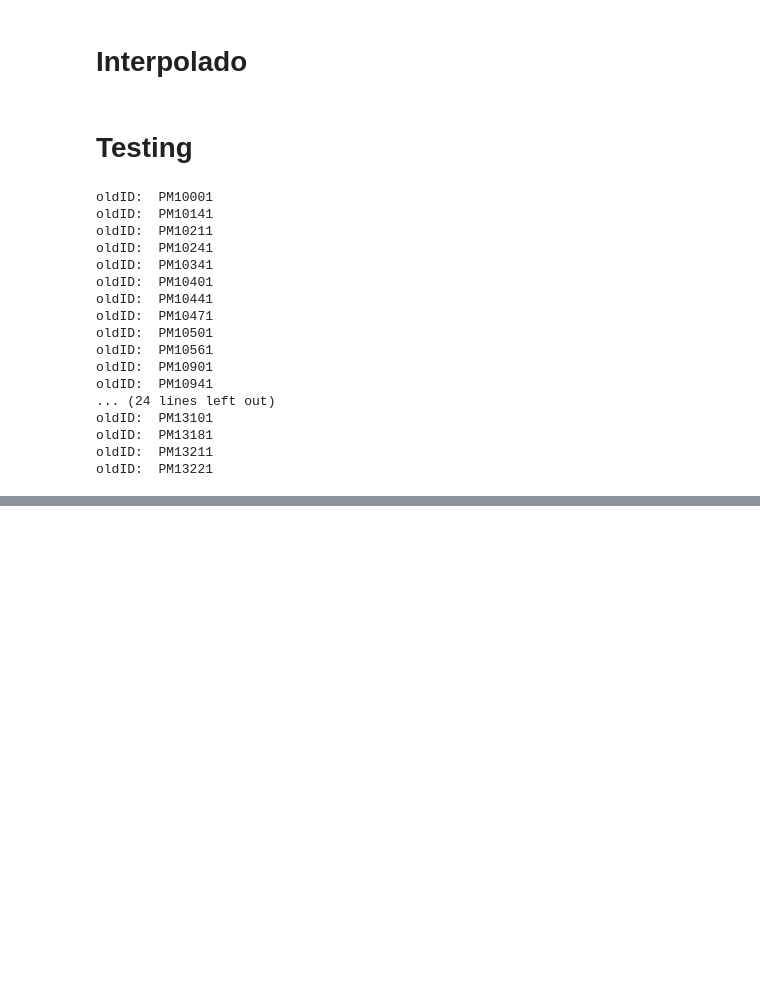
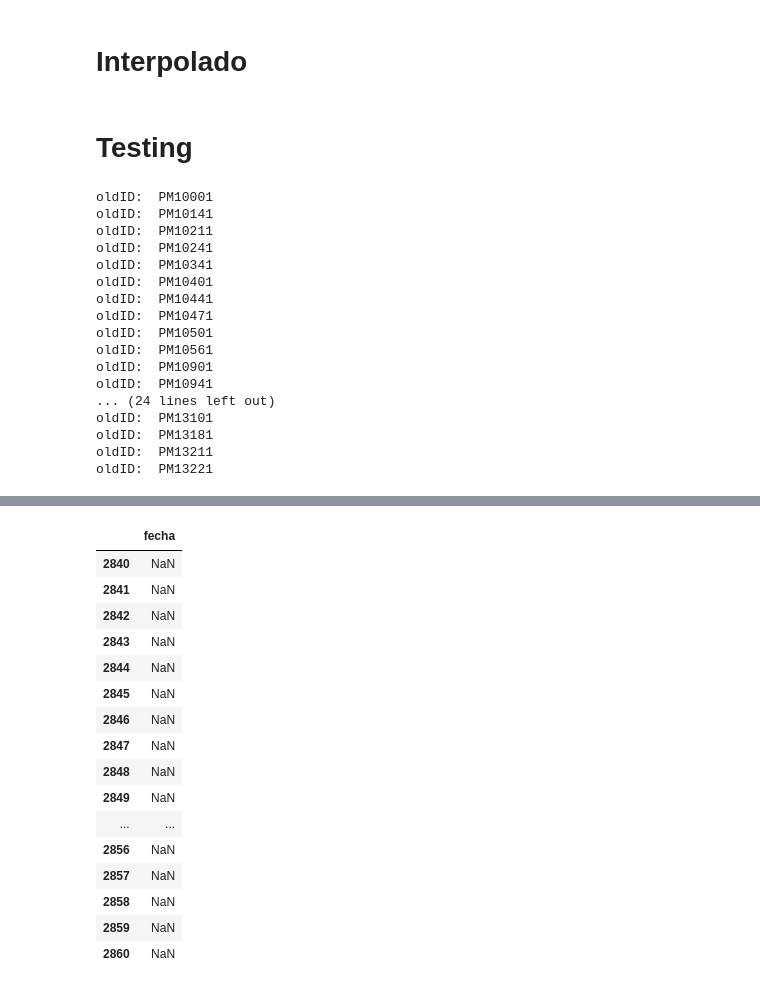
Before and after one commit to PabloMorenoVera/ITS, a Jupyter notebook: m_30_database.ipynb, the cells around one changed output, grey strips where cells are left out. Saved outputs shown, nothing was run; the diff lists cells and outputs as text; code cells hidden in the pictures; blank space fills up the shorter version.

```diff
--- a/m_30_database.ipynb
+++ b/m_30_database.ipynb
@@ -149,7 +149,7 @@ for id in np.sort(df.oldID.value_counts().keys()):
         else:
             df_new.iloc[i, df.columns.get_loc('ID')] = df_aux.iloc[j, df.columns.get_loc('ID')]
             df_new.iloc[i, df.columns.get_loc('oldID')] = df_aux.iloc[j, df.columns.get_loc('oldID')]
-            df_new.iloc[i, df.columns.get_loc('fecha')] = df_aux.iloc[j, df.columns.get_loc('fecha')]
+            #df_new.iloc[i, df.columns.get_loc('fecha')] = df_aux.iloc[j, df.columns.get_loc('fecha')]
             df_new.iloc[i, df.columns.get_loc('periodo_integracion')] = 1.0
             df_new.iloc[i, df.columns.get_loc('KM')] = df_aux.iloc[j, df.columns.get_loc('KM')]
 
@@ -204,0 +184,18 @@ df_temp
+# %%
+df_1 = pd.concat([df_temp['fecha']], axis=1, keys=['fecha'])
+# %%
+df_1['fecha'] = pd.to_datetime(df_1['fecha'])
+df_1['hour'] = df_1.fecha.dt.hour
+df_1['minute'] = df_1.fecha.dt.minute
+df_1['fecha'] = df_1.fecha.dt.strftime('%d-%m-%Y')
+
+#df_1['hour'] = df_1['hour'].interpolate()
+for i in df_1.index.values.astype(int):
+    if i != 0 and df_1.iloc[i]['minute'] == 0.0:
+        #print("i:", (i))
+        df_1.at[i-1,'minute'] =  59.0
+    if i != 0 and (i%15) != 0:
+        print("i:", i, "cp:", df_1.at[i-1,'hour'])
+        df_1.at[i,'hour'] =  df_1.at[i-1,'hour']
+
+df_1['minute'] = df_1['minute'].interpolate(method='linear')
@@ -205,3 +220,26 @@ df_temp
+# %%
+#df_1['hour'].unique()
+df_1.isnull()
+df_1[df_1.isnull().any(axis=1)]
+df_1.loc[2840:2860]
+# %% [output]
+|  | fecha |
+| 2840 | NaN |
+| 2841 | NaN |
+| 2842 | NaN |
+| 2843 | NaN |
+| 2844 | NaN |
+| 2845 | NaN |
+| 2846 | NaN |
+| 2847 | NaN |
+| 2848 | NaN |
+| 2849 | NaN |
+| ... | ... |
+| 2856 | NaN |
+| 2857 | NaN |
+| 2858 | NaN |
+| 2859 | NaN |
+| 2860 | NaN |
 # %%
 # Exporto a CSV el DataFrame
 
```
Also changed, not shown: parts of 2 cells of this notebook.
